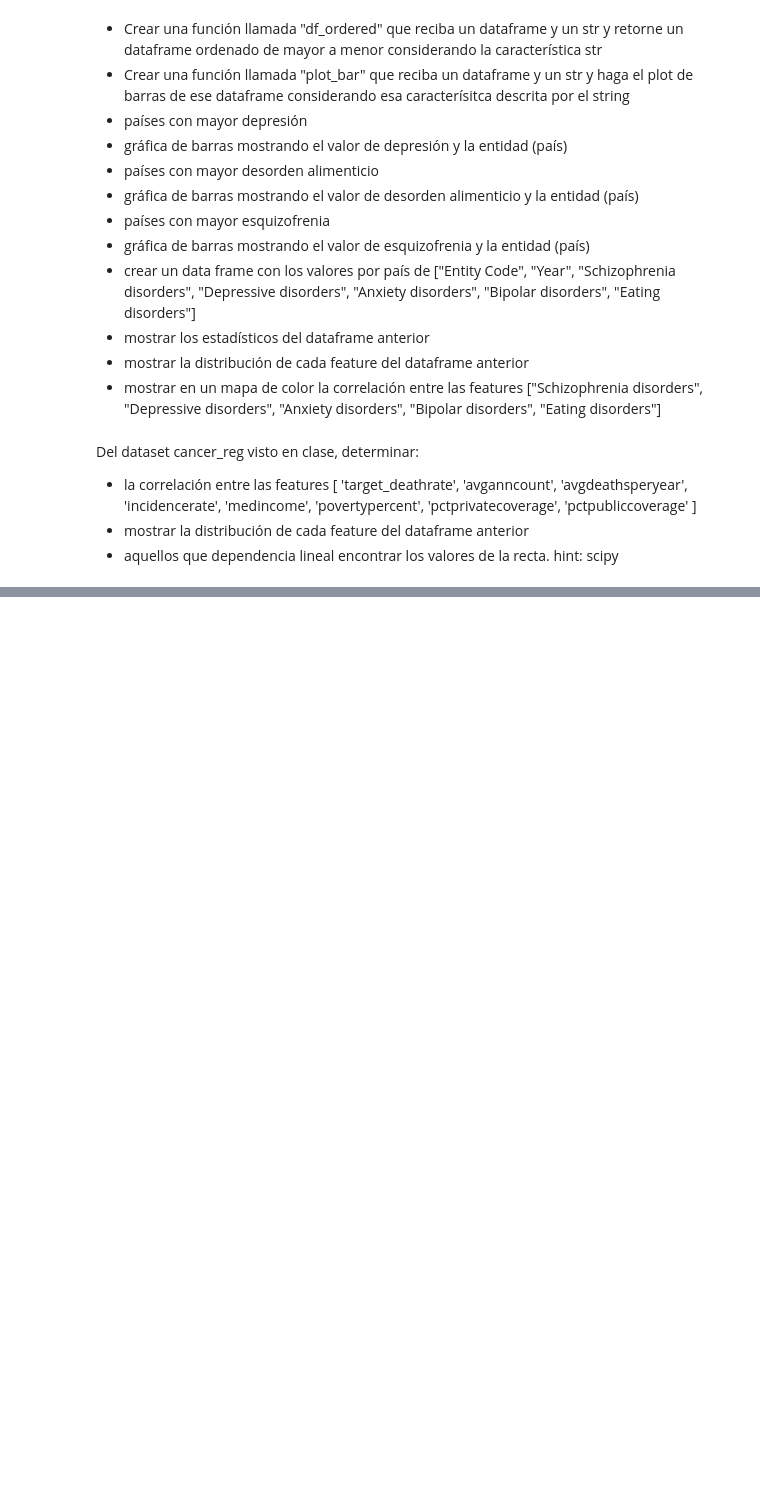
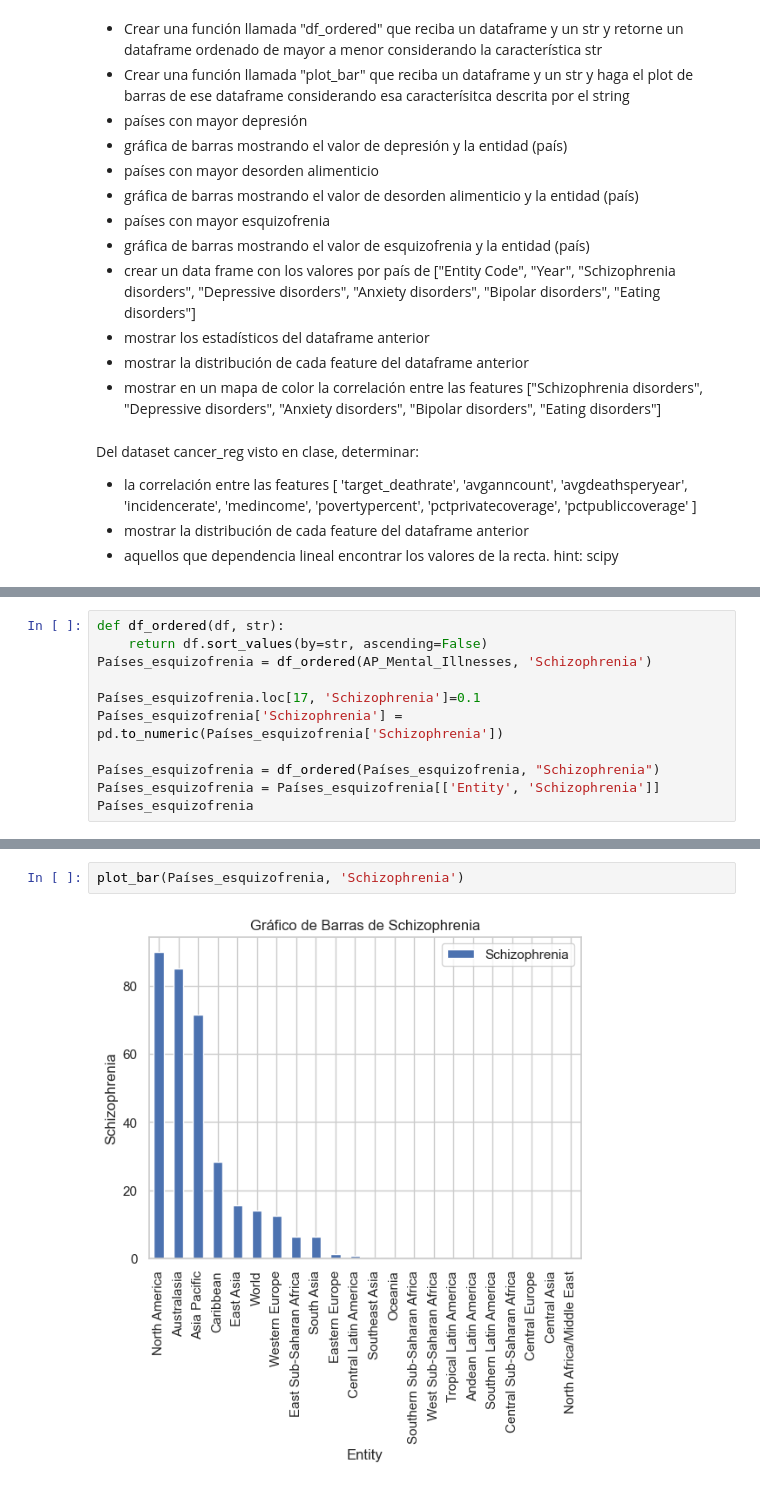
Before and after one commit to Fernando-JAL/Neurociencias-2025-1, a Jupyter notebook: S_04_Examenes/Parcial_2do/Parcial_2do.ipynb, the cells around one changed output, grey strips where cells are left out. Drawn from its saved outputs; the diff is of its cells as text; blank space fills up the shorter version.

```diff
--- a/S_04_Examenes/Parcial_2do/Parcial_2do.ipynb
+++ b/S_04_Examenes/Parcial_2do/Parcial_2do.ipynb
@@ -27,0 +174,11 @@ hint: scipy
+# %%
+def df_ordered(df, str):
+    return df.sort_values(by=str, ascending=False)
+Países_esquizofrenia = df_ordered(AP_Mental_Illnesses, 'Schizophrenia')
+
+Países_esquizofrenia.loc[17, 'Schizophrenia']=0.1
+Países_esquizofrenia['Schizophrenia'] = pd.to_numeric(Países_esquizofrenia['Schizophrenia'])
+
+Países_esquizofrenia = df_ordered(Países_esquizofrenia, "Schizophrenia")
+Países_esquizofrenia = Países_esquizofrenia[['Entity', 'Schizophrenia']]
+Países_esquizofrenia
@@ -27,0 +203,4 @@ hint: scipy
+# %%
+plot_bar(Países_esquizofrenia, 'Schizophrenia')
+# %% [output]
+[figure, added]
```
Also changed, not shown: parts of 39 cells of this notebook.
